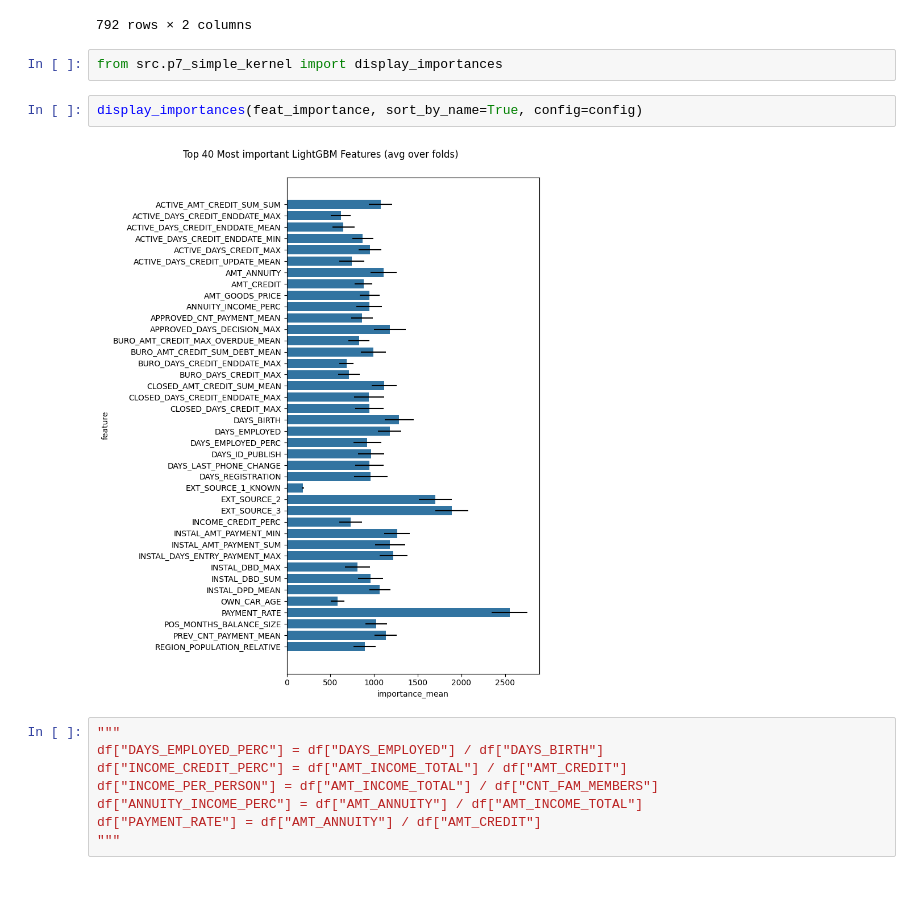
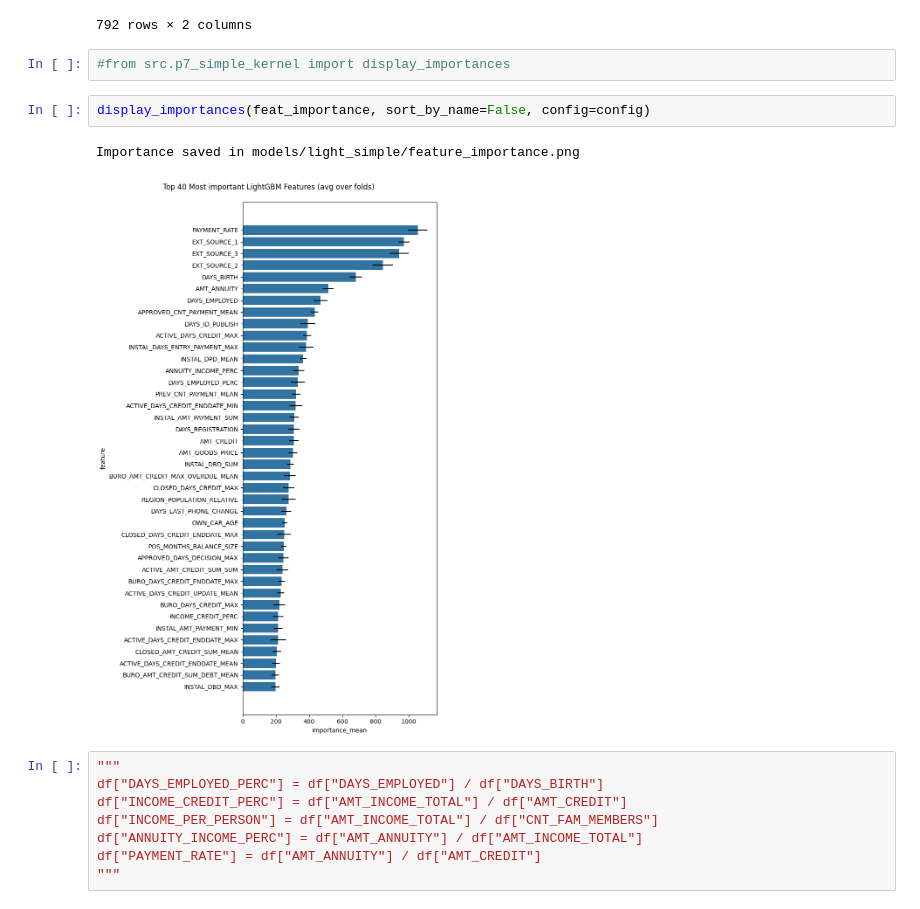
Before and after one commit to ArianeNantes/ocp7, a Jupyter notebook: 1_lgbm_feature_importance_simple.ipynb, the cells around one changed output. Cells and saved outputs as stored; diff of their text form.

```diff
--- a/1_lgbm_feature_importance_simple.ipynb
+++ b/1_lgbm_feature_importance_simple.ipynb
@@ -121,11 +121,12 @@ feat_importance.sort_values(by='importance_mean')
 | PAYMENT_RATE | 1055.0 | 58.385691 |
 792 rows × 2 columns
 # %%
-from src.p7_simple_kernel import display_importances
+#from src.p7_simple_kernel import display_importances
 # %%
-display_importances(feat_importance, sort_by_name=True, config=config)
+display_importances(feat_importance, sort_by_name=False, config=config)
 # %% [output]
+Importance saved in models/light_simple/feature_importance.png
-[figure, old version]
+[figure, new version]
 # %%
 """
 df["DAYS_EMPLOYED_PERC"] = df["DAYS_EMPLOYED"] / df["DAYS_BIRTH"]
```
Also changed, not shown: parts of 5 cells of this notebook.
